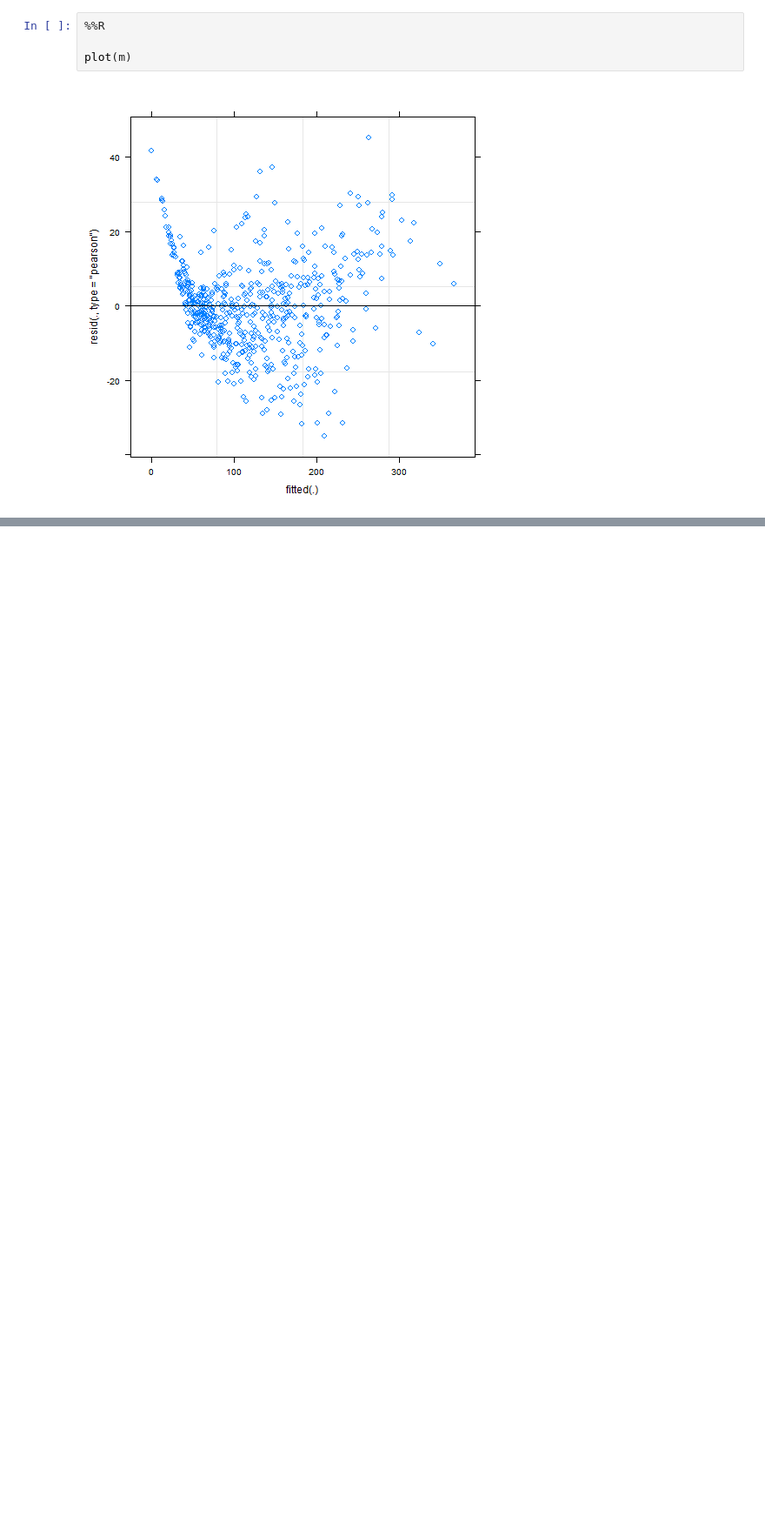
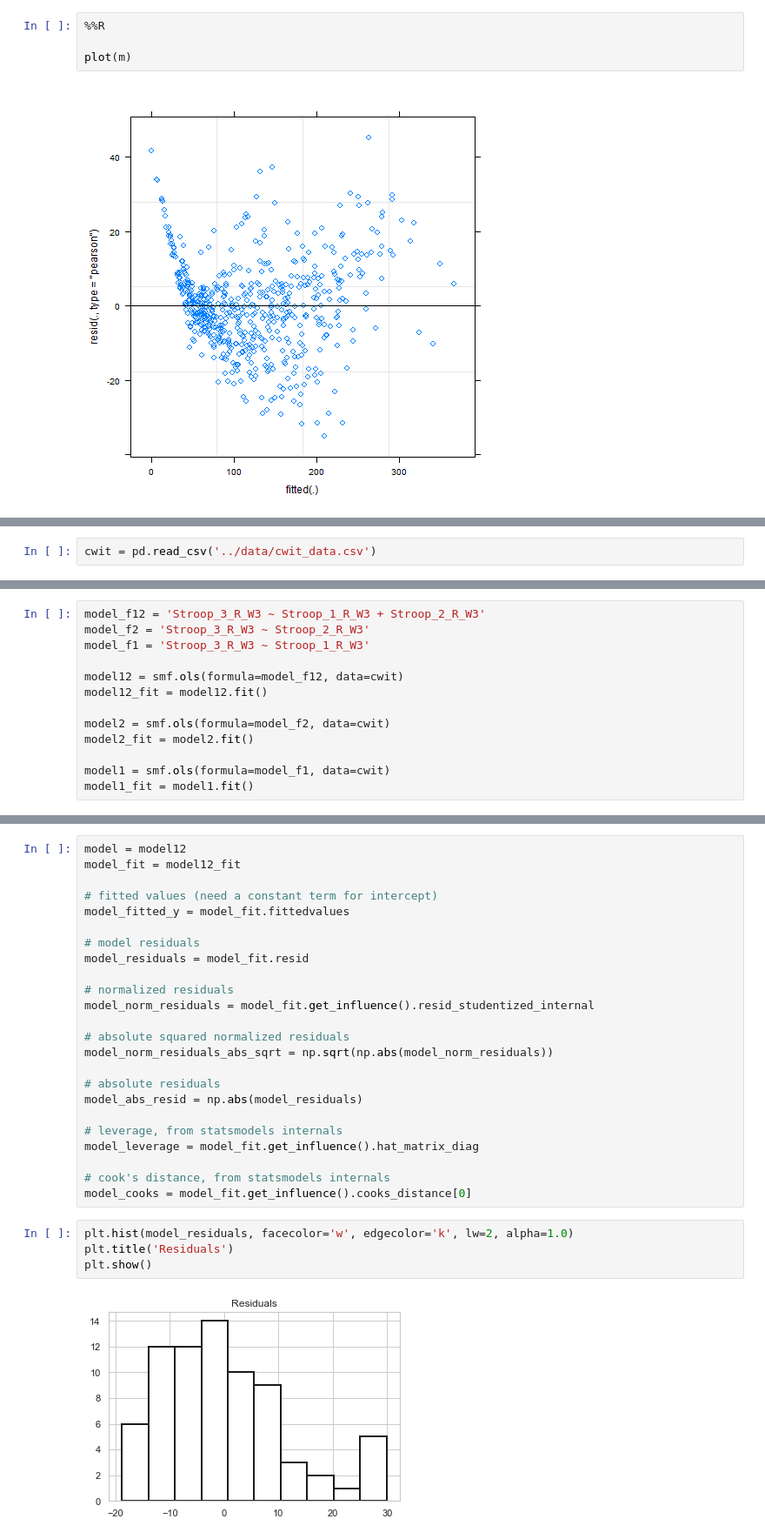
Before and after one commit to arvidl/lvv-ri, a Jupyter notebook: notebooks/0.0-test.ipynb, the cells around one changed output, grey strips where cells are left out. Shown at 87% size. Drawn from its saved outputs; the diff is of its cells as text; blank space fills up the shorter version.

Commit message:
added cwit and statsmodels lm analysis close to the R lm analysis

```diff
--- a/notebooks/0.0-test.ipynb
+++ b/notebooks/0.0-test.ipynb
@@ -578,0 +583,2 @@ plot(m)
+# %%
+cwit = pd.read_csv('../data/cwit_data.csv')
@@ -578,0 +597,13 @@ plot(m)
+# %%
+model_f12 = 'Stroop_3_R_W3 ~ Stroop_1_R_W3 + Stroop_2_R_W3'
+model_f2 = 'Stroop_3_R_W3 ~ Stroop_2_R_W3'
+model_f1 = 'Stroop_3_R_W3 ~ Stroop_1_R_W3'
+
+model12 = smf.ols(formula=model_f12, data=cwit)
+model12_fit = model12.fit()
+
+model2 = smf.ols(formula=model_f2, data=cwit)
+model2_fit = model2.fit()
+
+model1 = smf.ols(formula=model_f1, data=cwit)
+model1_fit = model1.fit()
@@ -578,0 +792,30 @@ plot(m)
+# %%
+model = model12
+model_fit = model12_fit
+
+# fitted values (need a constant term for intercept)
+model_fitted_y = model_fit.fittedvalues
+
+# model residuals
+model_residuals = model_fit.resid
+
+# normalized residuals
+model_norm_residuals = model_fit.get_influence().resid_studentized_internal
+
+# absolute squared normalized residuals
+model_norm_residuals_abs_sqrt = np.sqrt(np.abs(model_norm_residuals))
+
+# absolute residuals
+model_abs_resid = np.abs(model_residuals)
+
+# leverage, from statsmodels internals
+model_leverage = model_fit.get_influence().hat_matrix_diag
+
+# cook's distance, from statsmodels internals
+model_cooks = model_fit.get_influence().cooks_distance[0]
+# %%
+plt.hist(model_residuals, facecolor='w', edgecolor='k', lw=2, alpha=1.0)
+plt.title('Residuals')
+plt.show()
+# %% [output]
+[figure, added]
```
Also changed, not shown: parts of 50 cells of this notebook, 1 other file.
